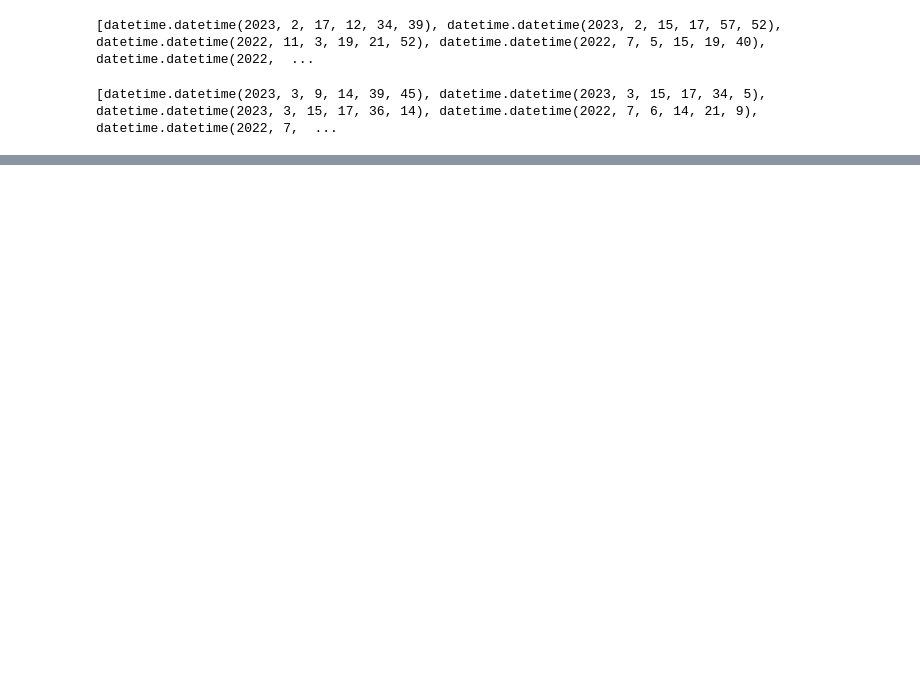
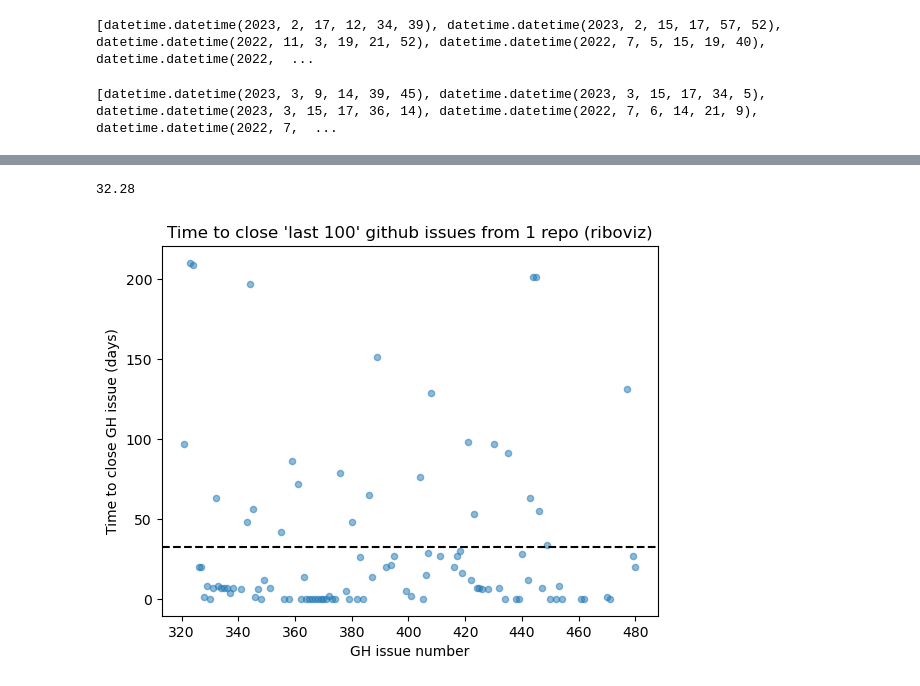
Before and after one commit to FlicAnderson/RSE-personas, a Jupyter notebook: code/github/notebooks/github.ipynb, the cells around one changed output, grey strips where cells are left out. Drawn from its saved outputs; the diff is of its cells as text; code cells hidden in the pictures; blank space fills up the shorter version.

```diff
--- a/code/github/notebooks/github.ipynb
+++ b/code/github/notebooks/github.ipynb
@@ -462,6 +544,8 @@ def time_diff (closed_at, created_at):
 # %%
 # calculate close time from DF rather than in loop.
+ # lambda function equivalent to anonymous function in R I think.
 
-#closed_issue_df.apply(func=time_diff, axis=1, args = closed_issue_df.closure_date, closed_issue_df.creation_date)
-# THIS DOES NOT CURRENTLY WORK. NOT SURE WHAT I'VE GOT WRONG IN THE MAPPING/APPLYING :C
+closed_issue_df['close_time'] = closed_issue_df.apply(lambda x: time_diff(x.closure_date, x.creation_date), axis=1)
+
+closed_issue_df
 # %% [output]
@@ -468,0 +565,18 @@ SyntaxError: positional argument follows keyword argument (2468105531.py, line 3
+# %%
+# Get average close time in DF of repo issues.
+
+closed_issue_df['close_time'].mean()
+# 32.28 days to close on average of first 100 issue tickets.
+# %% [output]
+32.28
+# %%
+# plot
+
+closed_issue_df.plot.scatter(x='issue_number', y='close_time', alpha=0.5)
+plt.xlabel("GH issue number")
+plt.ylabel("Time to close GH issue (days)")
+plt.title("Time to close 'last 100' github issues from 1 repo (riboviz)")
+plt.axhline(y=np.mean(closed_issue_df.close_time), linestyle='--', color='black')  # add mean line with average close time for this set of issues
+plt.show()
+# %% [output]
+[figure, added]
```
Also changed, not shown: parts of 23 cells of this notebook.
